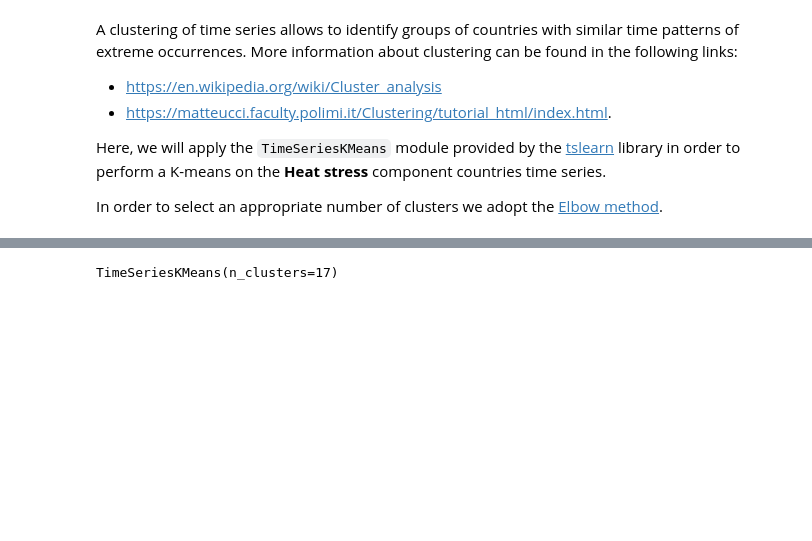
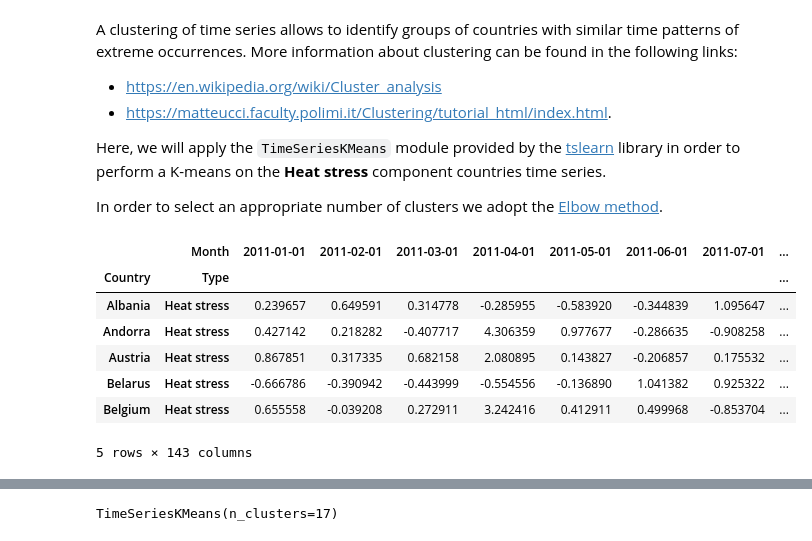
Before and after one commit to neivnova/mooc-machine-learning-weather-climate, a Jupyter notebook: tier_3/ocean_climate/e3ci/E3CI_Lab_pf.ipynb, the cells around one changed output, grey strips where cells are left out. Saved outputs shown, nothing was run; the diff lists cells and outputs as text; code cells hidden in the pictures; blank space fills up the shorter version.

```diff
--- a/tier_3/ocean_climate/e3ci/E3CI_Lab_pf.ipynb
+++ b/tier_3/ocean_climate/e3ci/E3CI_Lab_pf.ipynb
@@ -256,6 +310,17 @@ Here, we will apply the `TimeSeriesKMeans` module provided by the [tslearn](http
 In order to select an appropriate number of clusters we adopt the [Elbow method](https://en.wikipedia.org/wiki/Elbow_method_(clustering)).
 # %%
 time_series_data = data.xs('Heat stress', axis=1, level=1, drop_level=False).T
+# %%
+time_series_data.head(5)
+# %% [output]
+|  | Month | 2011-01-01 | 2011-02-01 | 2011-03-01 | 2011-04-01 | 2011-05-01 | 2011-06-01 | 2011-07-01 | ... |
+| Country | Type |  |  |  |  |  |  |  | ... |
+| Albania | Heat stress | 0.239657 | 0.649591 | 0.314778 | -0.285955 | -0.583920 | -0.344839 | 1.095647 | ... |
+| Andorra | Heat stress | 0.427142 | 0.218282 | -0.407717 | 4.306359 | 0.977677 | -0.286635 | -0.908258 | ... |
+| Austria | Heat stress | 0.867851 | 0.317335 | 0.682158 | 2.080895 | 0.143827 | -0.206857 | 0.175532 | ... |
+| Belarus | Heat stress | -0.666786 | -0.390942 | -0.443999 | -0.554556 | -0.136890 | 1.041382 | 0.925322 | ... |
+| Belgium | Heat stress | 0.655558 | -0.039208 | 0.272911 | 3.242416 | 0.412911 | 0.499968 | -0.853704 | ... |
+5 rows × 143 columns
 # %%
 location_list = time_series_data.index.get_level_values('Country')
 # %%
```
Also changed, not shown: parts of 11 cells of this notebook.
